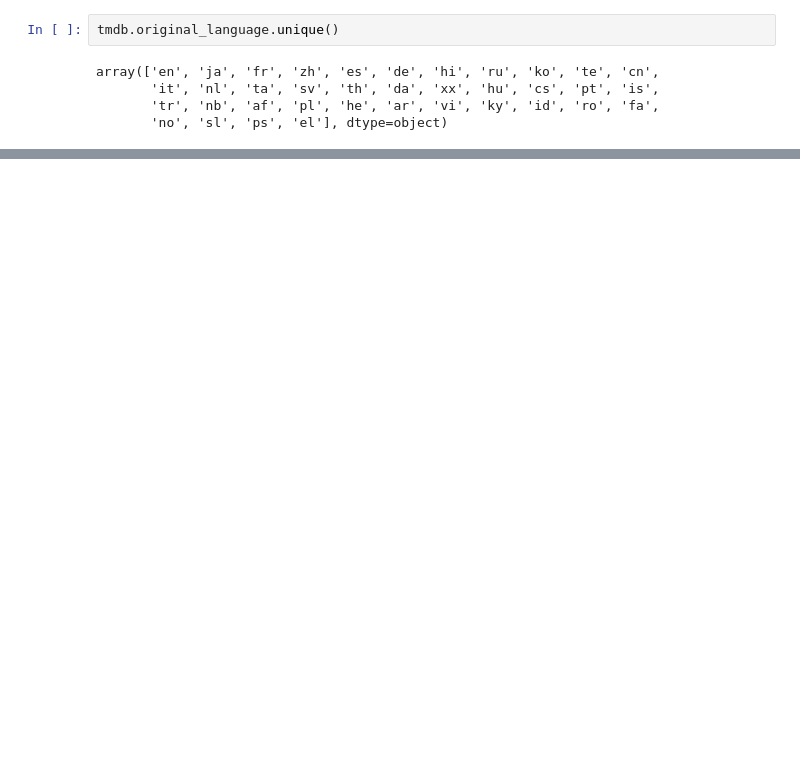
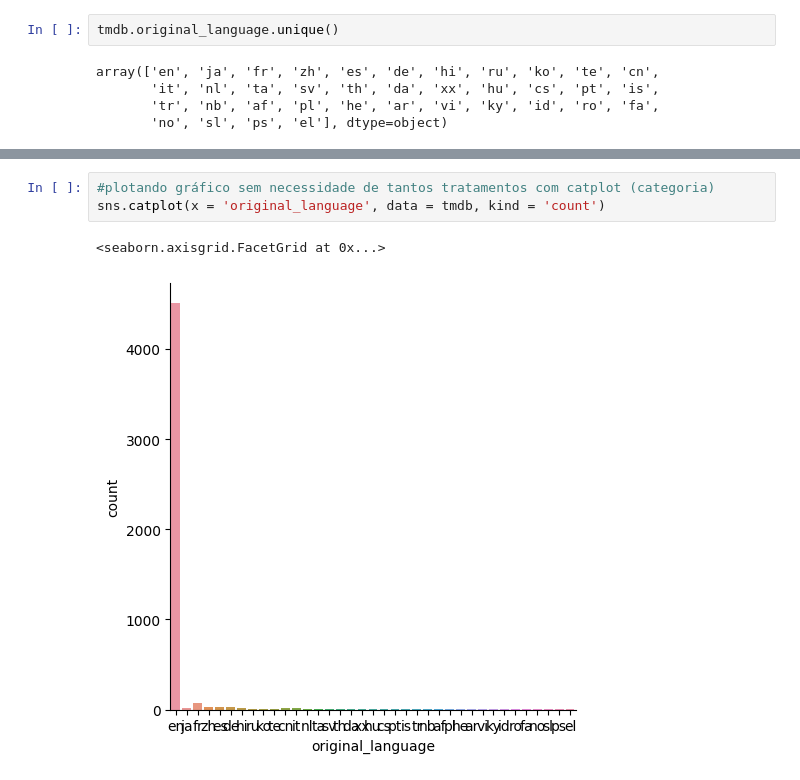
Before and after one commit to willyferreira/curso_introducao_data_science, a Jupyter notebook: introducao_data_science.ipynb, the cells around one changed output, grey strips where cells are left out. Saved outputs shown, nothing was run; the diff lists cells and outputs as text; blank space fills up the shorter version.

Commit message:
catplot

```diff
--- a/introducao_data_science.ipynb
+++ b/introducao_data_science.ipynb
@@ -154,0 +252,6 @@ array(['en', 'ja', 'fr', 'zh', 'es', 'de', 'hi', 'ru', 'ko', 'te', 'cn',
+# %%
+#plotando gráfico sem necessidade de tantos tratamentos com catplot (categoria)
+sns.catplot(x = 'original_language', data = tmdb, kind = 'count')
+# %% [output]
+<seaborn.axisgrid.FacetGrid at 0x...>
+[figure, added]
```
Also changed, not shown: parts of 7 cells of this notebook.
